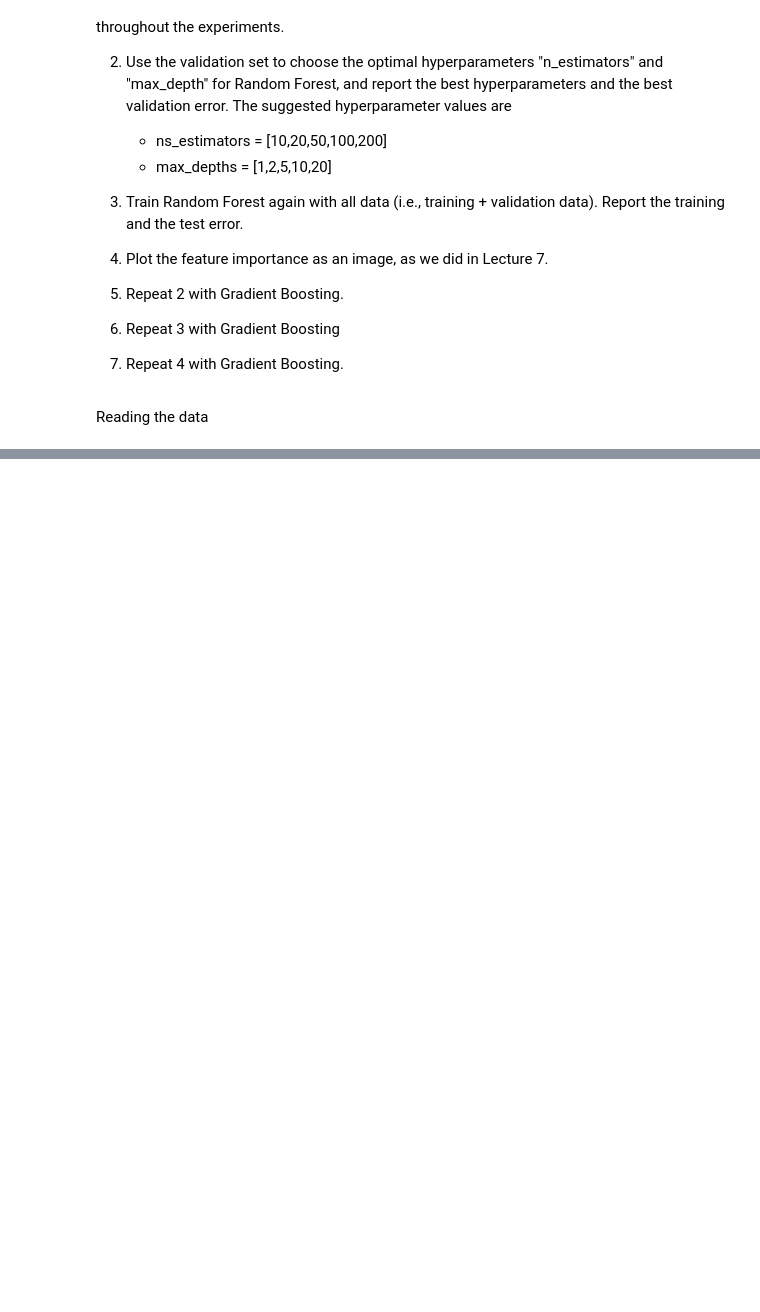
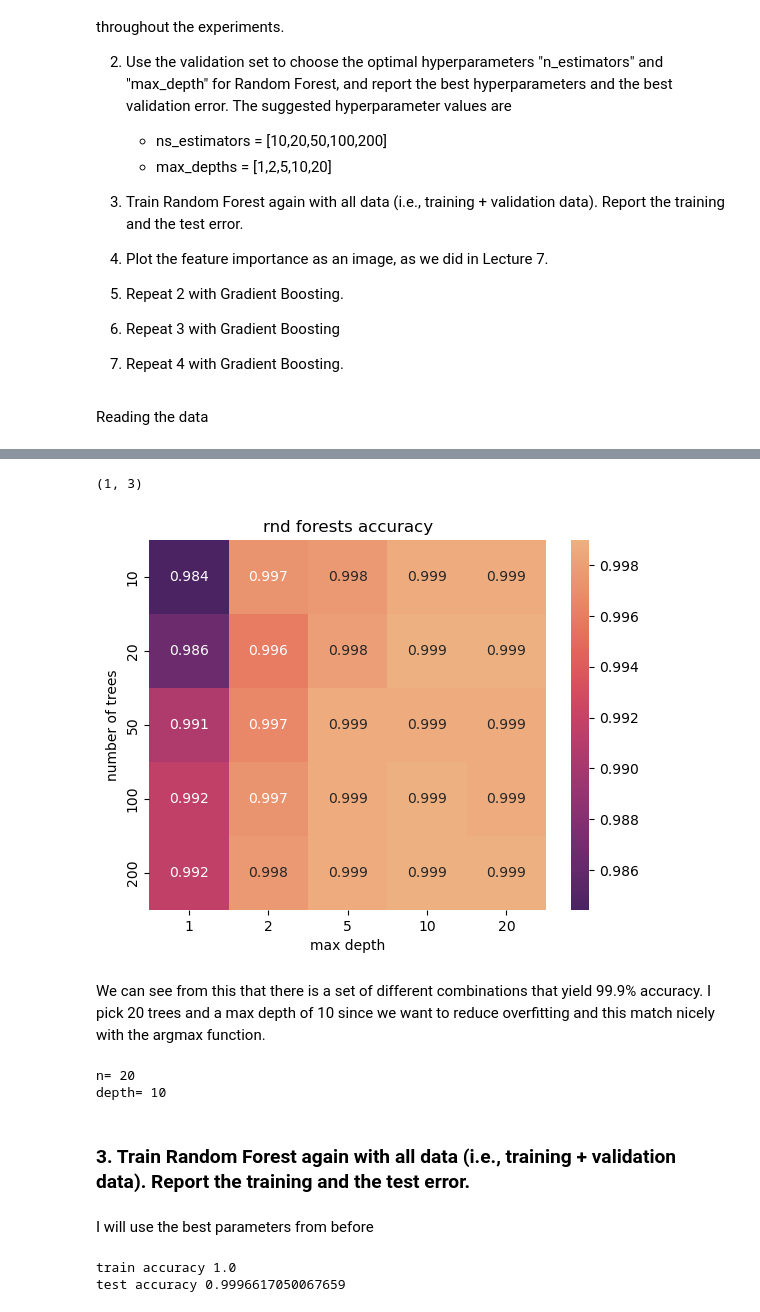
Before and after one commit to sergiogyoz/Machine-Learning, a Jupyter notebook: HWs/HW6-7_Sergio_Villamarin.ipynb, the cells around one changed output, grey strips where cells are left out. Drawn from its saved outputs; the diff is of its cells as text; code cells hidden in the pictures; blank space fills up the shorter version.

```diff
--- a/HWs/HW6-7_Sergio_Villamarin.ipynb
+++ b/HWs/HW6-7_Sergio_Villamarin.ipynb
@@ -222,0 +133,79 @@ Which yields a $100\%$ train score (or $0\%$ error) and a $96.94\%$ test score (
+# %%
+import seaborn as sns
+import numpy as np
+
+def plot_2D_parameter_space_errors(
+        error_matrix=np.array([]),
+        title = "errors",
+        xlabel = "",
+        ylabel = "",
+        x_ticks = [""],
+        y_ticks = [""],
+        cmap = "flare_r",
+        annot = True,
+        fmt = ".3f",
+        min = True,
+        index = True
+        ):
+    # plotting
+    plt.figure()
+    sns.heatmap(
+    error_matrix,
+    xticklabels=x_ticks,
+    yticklabels=y_ticks,
+    cmap=cmap,
+    annot=annot,
+    fmt=fmt
+    )
+    plt.xlabel(xlabel)
+    plt.ylabel(ylabel)
+    plt.title(title)
+    # finding the min/max index
+    if index:
+        ind_1D = np.argmin(error_matrix) if min else np.argmax(error_matrix)
+        return np.unravel_index(ind_1D,error_matrix.shape)
+# %%
+max_ind = plot_2D_parameter_space_errors(
+    error_matrix=v_accuracy,
+    title="rnd forests accuracy",
+    ylabel="number of trees",
+    xlabel="max depth",
+    y_ticks=ns_estimators,
+    x_ticks=max_depths,
+    min=False
+    )
+print(max_ind)
+# %% [output]
+(1, 3)
+[figure, added]
+# %% [markdown]
+We can see from this that there is a set of different combinations that yield 99.9% accuracy. I pick 20 trees and a max depth of 10 since we want to reduce overfitting and this match nicely with the argmax function.
+# %%
+n_best = ns_estimators[max_ind[0]]
+depth_best = max_depths[max_ind[1]]
+print("n=",n_best)
+print("depth=",depth_best)
+# %% [output]
+n= 20
+depth= 10
+# %% [markdown]
+### 3. Train Random Forest again with all data (i.e., training + validation data). Report the training and the test error.
+# %% [markdown]
+I will use the best parameters from before
+# %%
+full_train_ind = np.concatenate((train_ind,valid_ind))
+# best parameters forest
+forest_clf = RandomForestClassifier(n_estimators=n_best, max_depth=depth_best, random_state=0)
+
+# fit on training and get accuracy on training set
+forest_clf.fit(X = X[full_train_ind], y = Y[full_train_ind])
+y_train_predict = forest_clf.predict(X[full_train_ind])
+train_acc = accuracy_score(Y[full_train_ind],y_train_predict)
+print("train accuracy", train_acc)
+# predict and accuracy on test set
+y_test_predict = forest_clf.predict(X[test_ind])
+test_acc = accuracy_score(Y[test_ind],y_test_predict)
+print("test accuracy", test_acc)
+# %% [output]
+train accuracy 1.0
+test accuracy 0.9996617050067659
```
Also changed, not shown: parts of 54 cells of this notebook, 2 other files.
